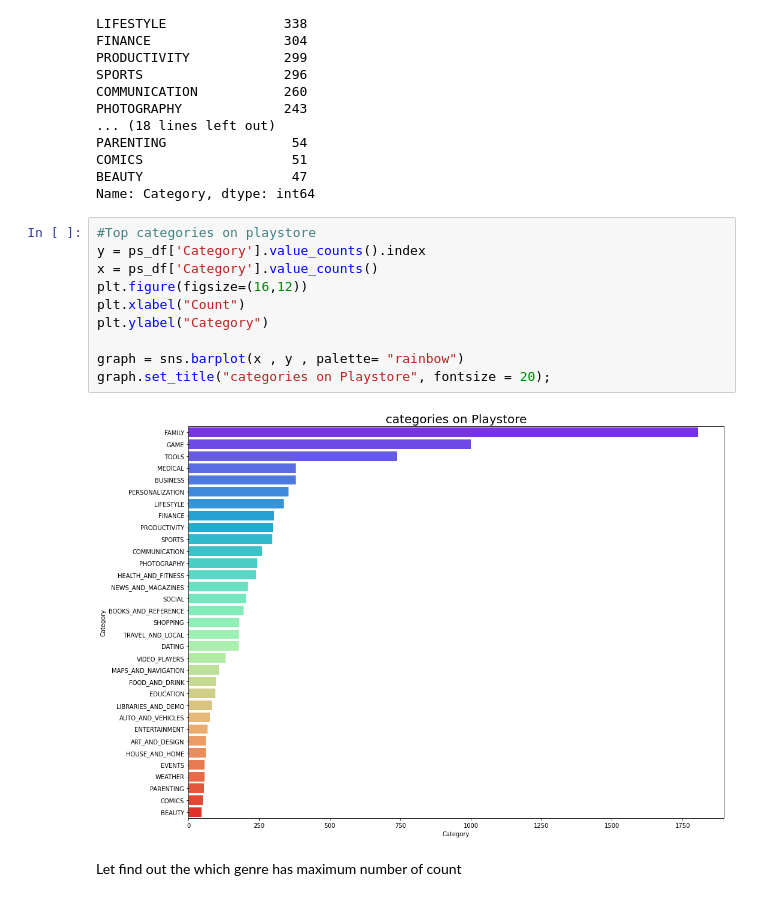
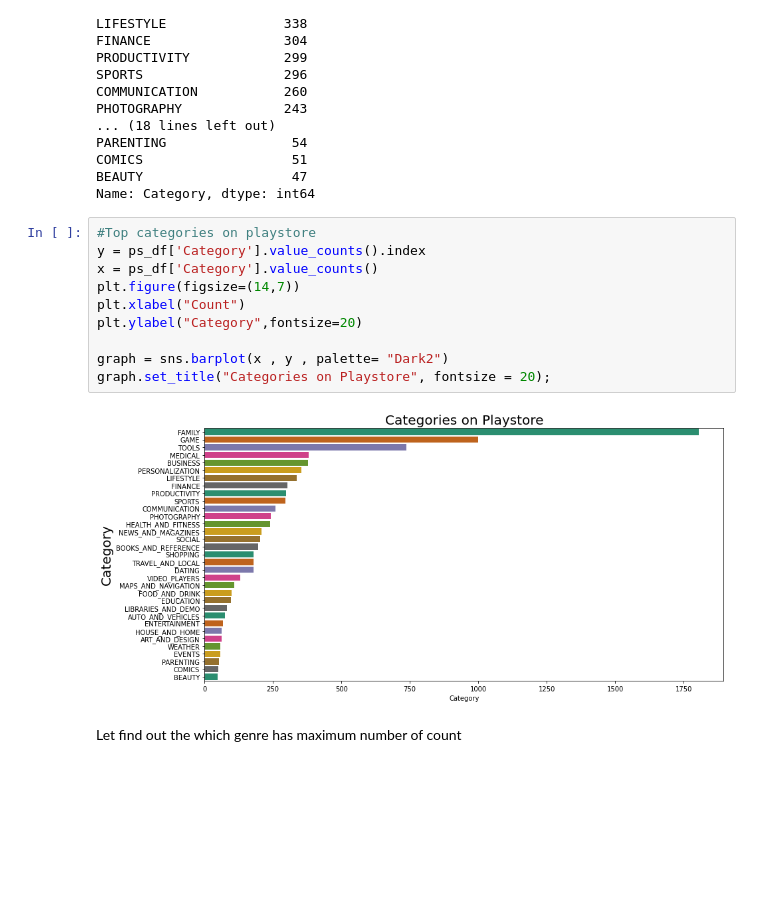
Before and after one commit to Nkbhapkar/EDA-on-playstore, a Jupyter notebook: Exploratory_data_analysis_on_Play_Store_App_Review_Analysis_Capstone_Project.ipynb, the cells around one changed output. Cells and saved outputs as stored; diff of their text form; blank space fills up the shorter version.

Commit message:
some modification in data visualisation

```diff
--- a/Exploratory_data_analysis_on_Play_Store_App_Review_Analysis_Capstone_Project.ipynb
+++ b/Exploratory_data_analysis_on_Play_Store_App_Review_Analysis_Capstone_Project.ipynb
@@ -504,15 +504,15 @@ Name: Category, dtype: int64
 # %%
 #Top categories on playstore
 y = ps_df['Category'].value_counts().index
 x = ps_df['Category'].value_counts()
-plt.figure(figsize=(16,12))
+plt.figure(figsize=(14,7))
 plt.xlabel("Count")
-plt.ylabel("Category")
+plt.ylabel("Category",fontsize=20)
 
-graph = sns.barplot(x , y , palette= "rainbow")
-graph.set_title("categories on Playstore", fontsize = 20);
+graph = sns.barplot(x , y , palette= "Dark2")
+graph.set_title("Categories on Playstore", fontsize = 20);
 # %% [output]
-[figure, old version]
+[figure, new version]
 # %% [markdown]
 Let find out the which genre has maximum number of count
 # %%
```
Also changed, not shown: parts of 5 cells of this notebook.
